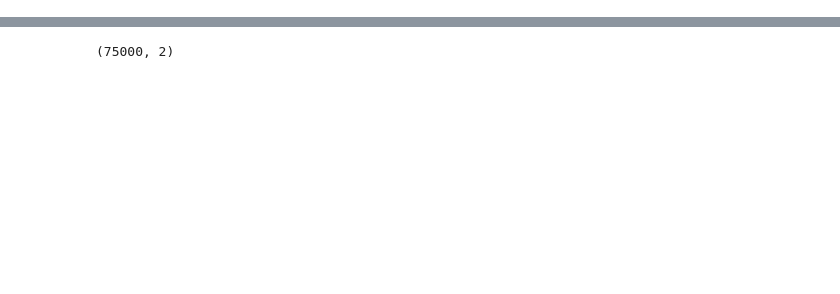
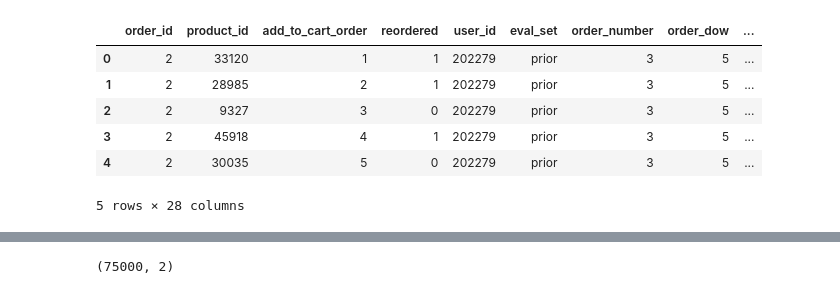
Before and after one commit to alexanderrich/instacart-analysis, a Jupyter notebook: analysis.ipynb, the cells around one changed output, grey strips where cells are left out. Cells and saved outputs as stored; diff of their text form; code cells hidden in the pictures; blank space fills up the shorter version.

```diff
--- a/analysis.ipynb
+++ b/analysis.ipynb
@@ -15,6 +15,14 @@ train_df = pd.read_csv("data/order_products__train.csv")
 products_df_merged = (products_df
                       .merge(departments_df, on="department_id")
                       .merge(aisles_df, on="aisle_id"))
+# %%
+orders_df['absolute_date'] = orders_df.groupby("user_id").days_since_prior_order.cumsum().fillna(0)
+# %%
+orders_df['max_order_number'] = orders_df.groupby("user_id").order_number.transform(max)
+orders_df['max_absolute_date'] = orders_df.groupby("user_id").absolute_date.transform(max)
+# %%
+orders_df['reverse_date'] = orders_df.max_absolute_date - orders_df.absolute_date
+orders_df['reverse_order_number'] = orders_df.max_order_number - orders_df.order_number
 # %%
 train_df = train_df.merge(orders_df[["order_id", "user_id"]], on="order_id")
 # %%
@@ -30,6 +38,22 @@ prior_df['order_dow_cos'] = np.cos(prior_df.order_dow_angle)
 prior_df['order_hod_sin'] = np.sin(prior_df.order_hod_angle)
 prior_df['order_hod_cos'] = np.cos(prior_df.order_hod_angle)
 prior_df['num_products'] = 1
+prior_df['num_products_dw_12'] = np.exp(-np.log(2)/12 * prior_df.reverse_date)
+prior_df['num_products_dw_36'] = np.exp(-np.log(2)/36 * prior_df.reverse_date)
+prior_df['num_products_dw_108'] = np.exp(-np.log(2)/108 * prior_df.reverse_date)
+prior_df['num_products_ow_3'] = np.exp(-np.log(2)/3 * prior_df.reverse_order_number)
+prior_df['num_products_ow_10'] = np.exp(-np.log(2)/10 * prior_df.reverse_order_number)
+prior_df['num_products_ow_30'] = np.exp(-np.log(2)/30 * prior_df.reverse_order_number)
+# %%
+prior_df.head()
+# %% [output]
+|  | order_id | product_id | add_to_cart_order | reordered | user_id | eval_set | order_number | order_dow | ... |
+| 0 | 2 | 33120 | 1 | 1 | 202279 | prior | 3 | 5 | ... |
+| 1 | 2 | 28985 | 2 | 1 | 202279 | prior | 3 | 5 | ... |
+| 2 | 2 | 9327 | 3 | 0 | 202279 | prior | 3 | 5 | ... |
+| 3 | 2 | 45918 | 4 | 1 | 202279 | prior | 3 | 5 | ... |
+| 4 | 2 | 30035 | 5 | 0 | 202279 | prior | 3 | 5 | ... |
+5 rows × 28 columns
 # %%
 prior_product_stats = prior_df.groupby("product_id").agg({'order_dow_sin': np.sum,
                                                                 'order_dow_cos': np.sum,
```
Also changed, not shown: parts of 27 cells of this notebook.
